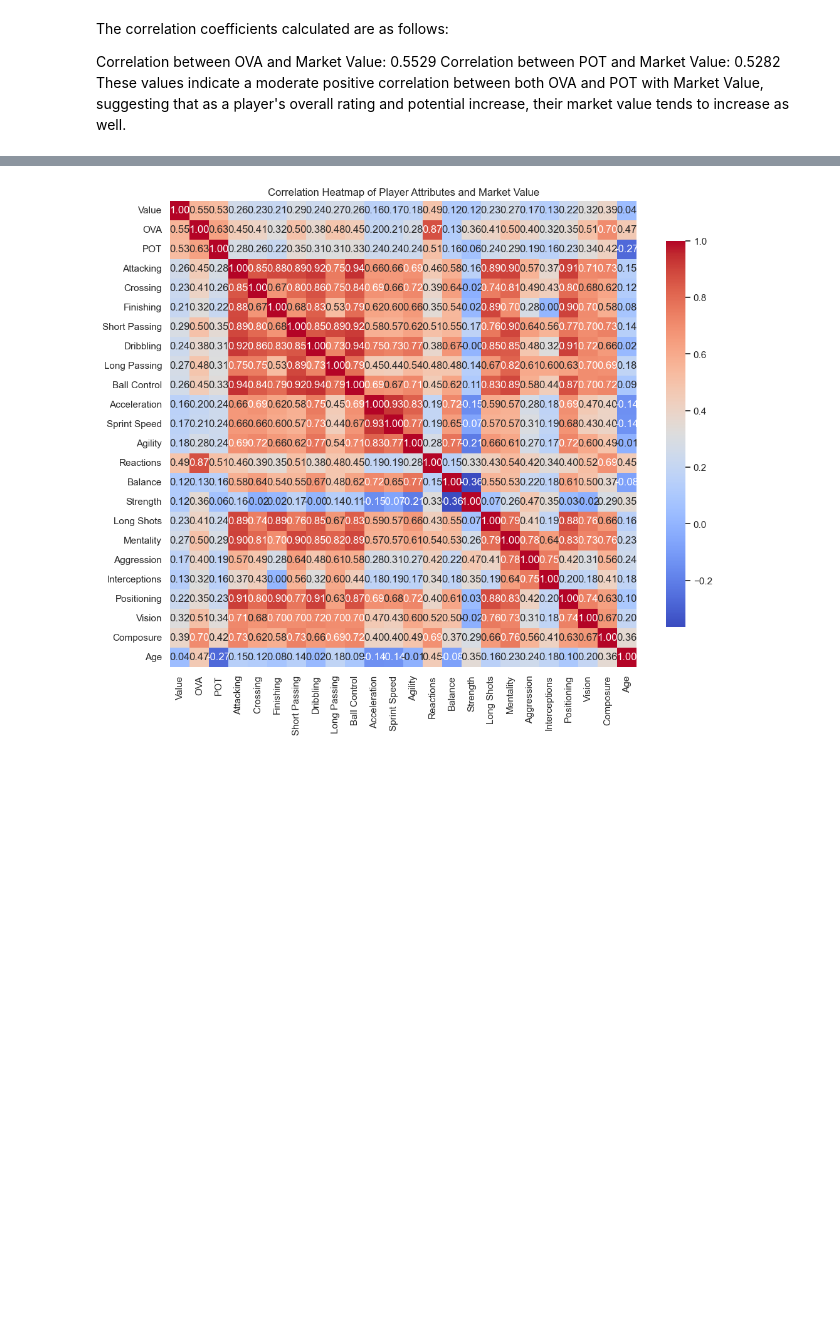
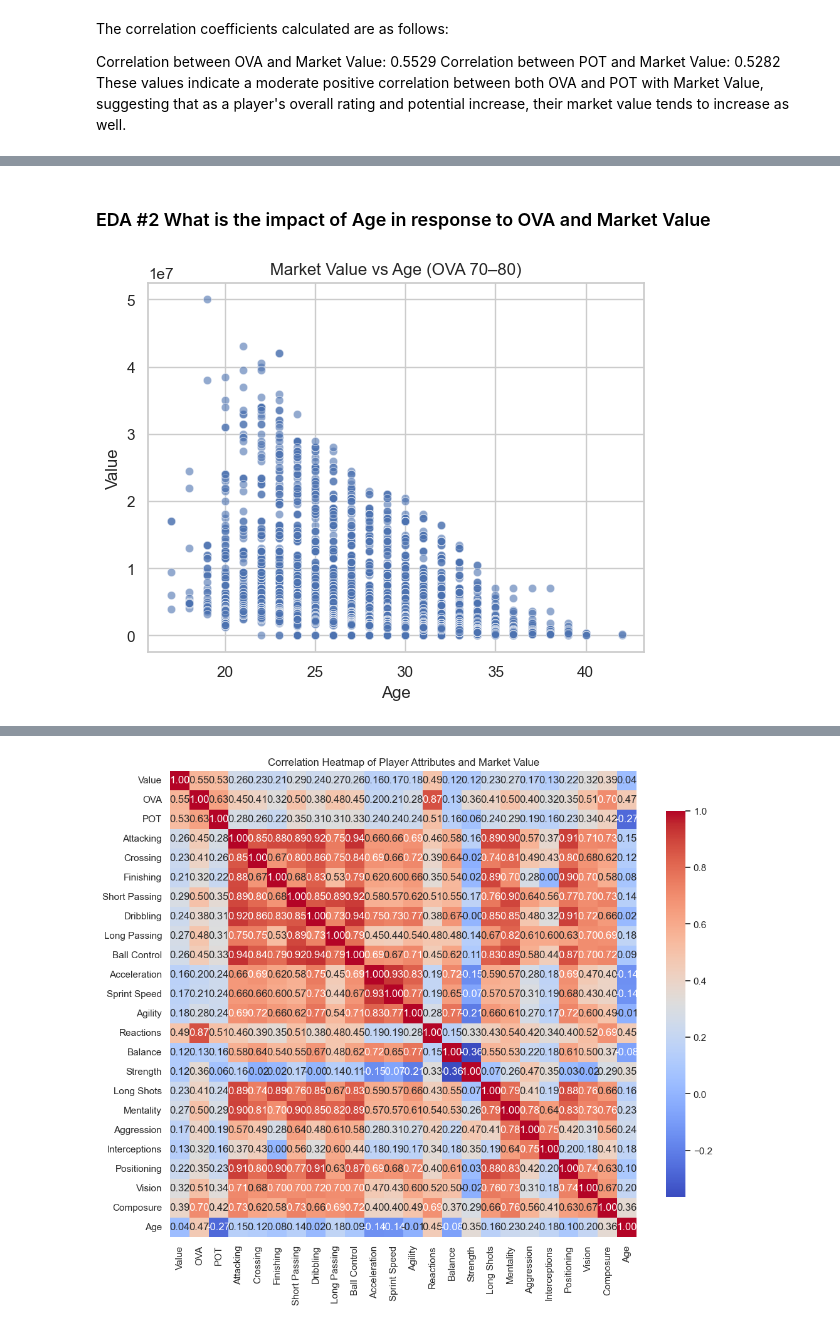
Before and after one commit to QAZYD/eda-repository, a Jupyter notebook: Untitled-1.ipynb, the cells around one changed output, grey strips where cells are left out. Drawn from its saved outputs; the diff is of its cells as text; code cells hidden in the pictures; blank space fills up the shorter version.

```diff
--- a/Untitled-1.ipynb
+++ b/Untitled-1.ipynb
@@ -932,0 +1037,10 @@ These values indicate a moderate positive correlation between both OVA and POT w
+# %% [markdown]
+### EDA #2 What is the impact of Age in response to OVA and Market Value
+# %%
+filtered_df = df[(df['OVA'] >= 70) & (df['OVA'] <= 80)]
+
+sns.scatterplot(data=filtered_df, x='Age', y='Value', alpha=0.6)
+plt.title('Market Value vs Age (OVA 70–80)')
+plt.show()
+# %% [output]
+[figure, added]
```
Also changed, not shown: parts of 14 cells of this notebook.
